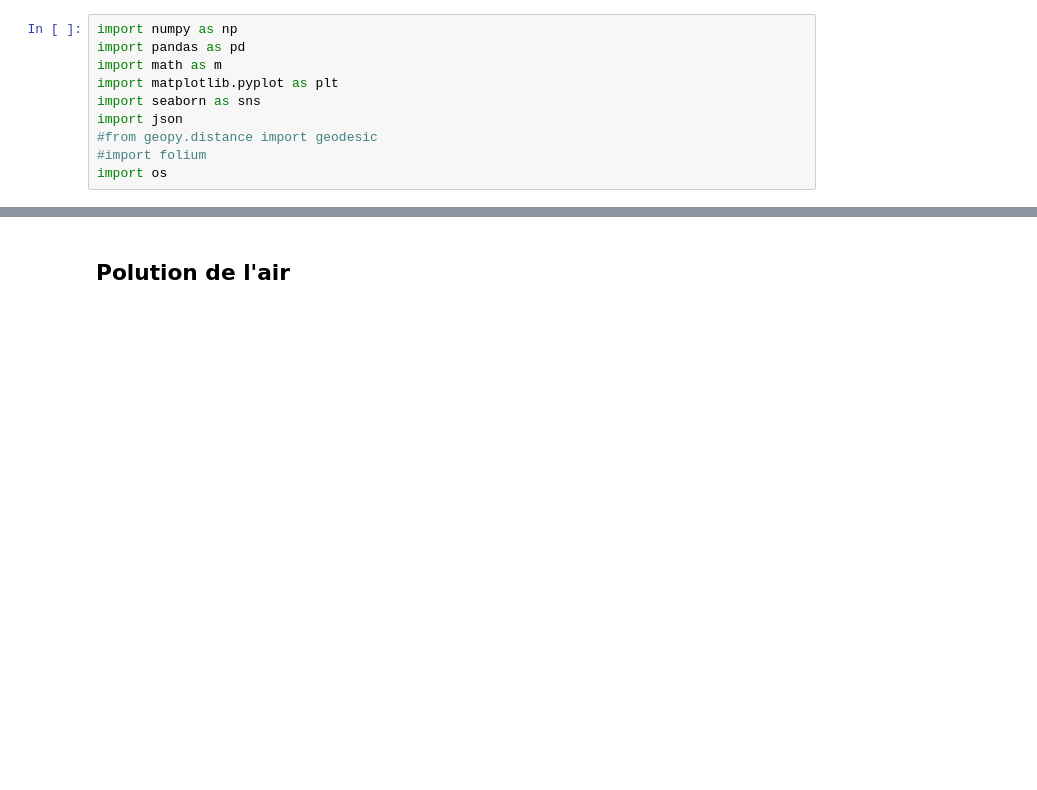
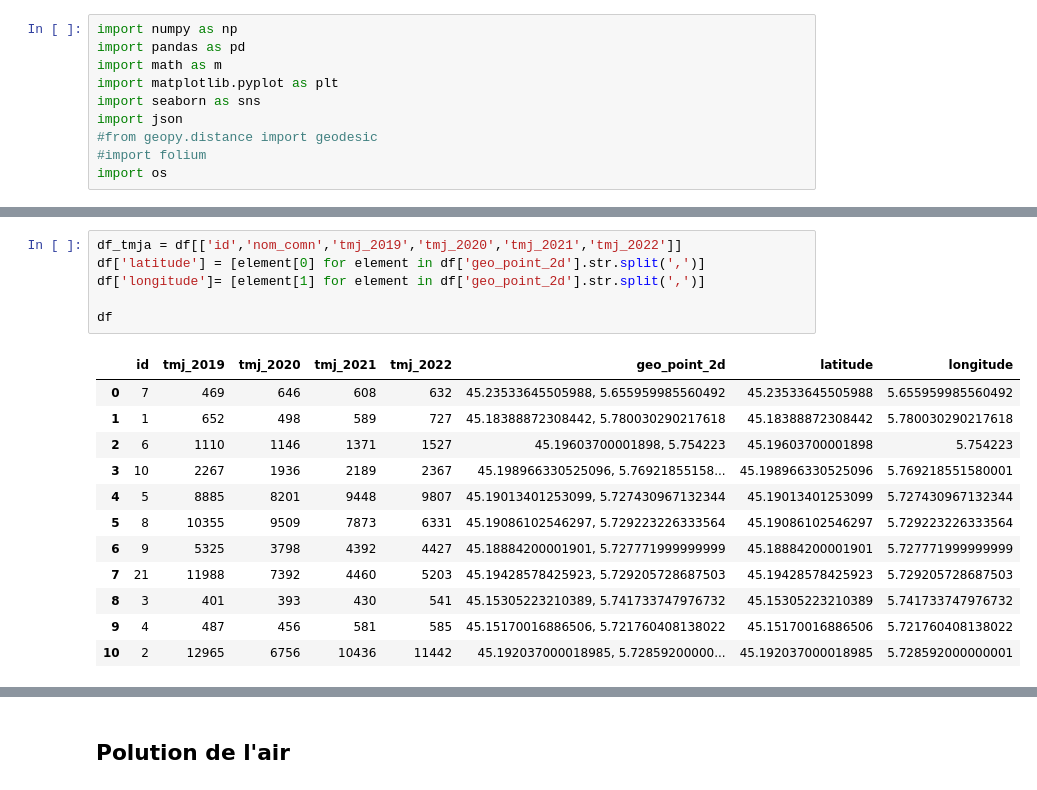
Before and after one commit to Flotauv/Projet_Data_Innovant-, a Jupyter notebook: Laboratory_notebook.ipynb, the cells around one changed output, grey strips where cells are left out. Drawn from its saved outputs; the diff is of its cells as text; blank space fills up the shorter version.

```diff
--- a/Laboratory_notebook.ipynb
+++ b/Laboratory_notebook.ipynb
@@ -57,0 +134,19 @@ Index(['id', 'nom_post', 'nom_comm', 'code_insee', 'modes', 'date_instal',
+# %%
+df_tmja = df[['id','nom_comn','tmj_2019','tmj_2020','tmj_2021','tmj_2022']]
+df['latitude'] = [element[0] for element in df['geo_point_2d'].str.split(',')]
+df['longitude']= [element[1] for element in df['geo_point_2d'].str.split(',')]
+
+df
+# %% [output]
+|  | id | tmj_2019 | tmj_2020 | tmj_2021 | tmj_2022 | geo_point_2d | latitude | longitude |
+| 0 | 7 | 469 | 646 | 608 | 632 | 45.23533645505988, 5.655959985560492 | 45.23533645505988 | 5.655959985560492 |
+| 1 | 1 | 652 | 498 | 589 | 727 | 45.18388872308442, 5.780030290217618 | 45.18388872308442 | 5.780030290217618 |
+| 2 | 6 | 1110 | 1146 | 1371 | 1527 | 45.19603700001898, 5.754223 | 45.19603700001898 | 5.754223 |
+| 3 | 10 | 2267 | 1936 | 2189 | 2367 | 45.198966330525096, 5.76921855158... | 45.198966330525096 | 5.769218551580001 |
+| 4 | 5 | 8885 | 8201 | 9448 | 9807 | 45.19013401253099, 5.727430967132344 | 45.19013401253099 | 5.727430967132344 |
+| 5 | 8 | 10355 | 9509 | 7873 | 6331 | 45.19086102546297, 5.729223226333564 | 45.19086102546297 | 5.729223226333564 |
+| 6 | 9 | 5325 | 3798 | 4392 | 4427 | 45.18884200001901, 5.727771999999999 | 45.18884200001901 | 5.727771999999999 |
+| 7 | 21 | 11988 | 7392 | 4460 | 5203 | 45.19428578425923, 5.729205728687503 | 45.19428578425923 | 5.729205728687503 |
+| 8 | 3 | 401 | 393 | 430 | 541 | 45.15305223210389, 5.741733747976732 | 45.15305223210389 | 5.741733747976732 |
+| 9 | 4 | 487 | 456 | 581 | 585 | 45.15170016886506, 5.721760408138022 | 45.15170016886506 | 5.721760408138022 |
+| 10 | 2 | 12965 | 6756 | 10436 | 11442 | 45.192037000018985, 5.72859200000... | 45.192037000018985 | 5.728592000000001 |
```
Also changed, not shown: parts of 34 cells of this notebook, 2 other files.
